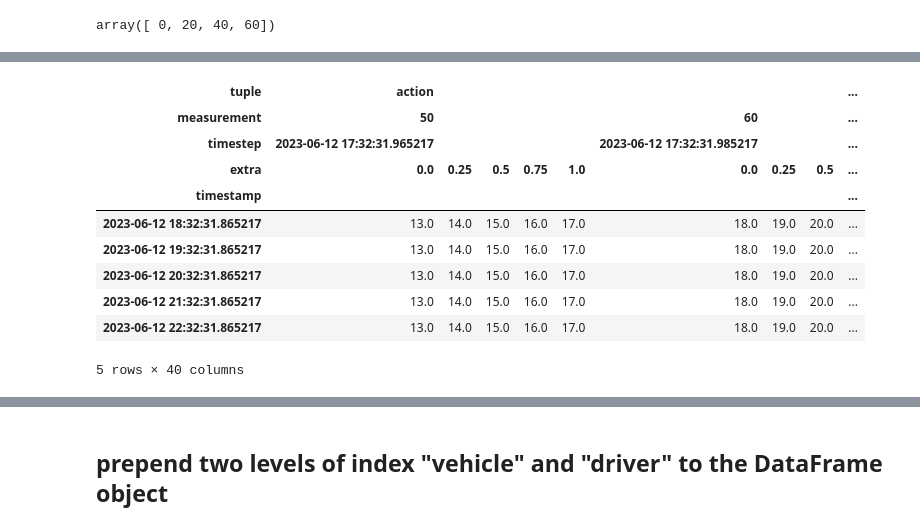
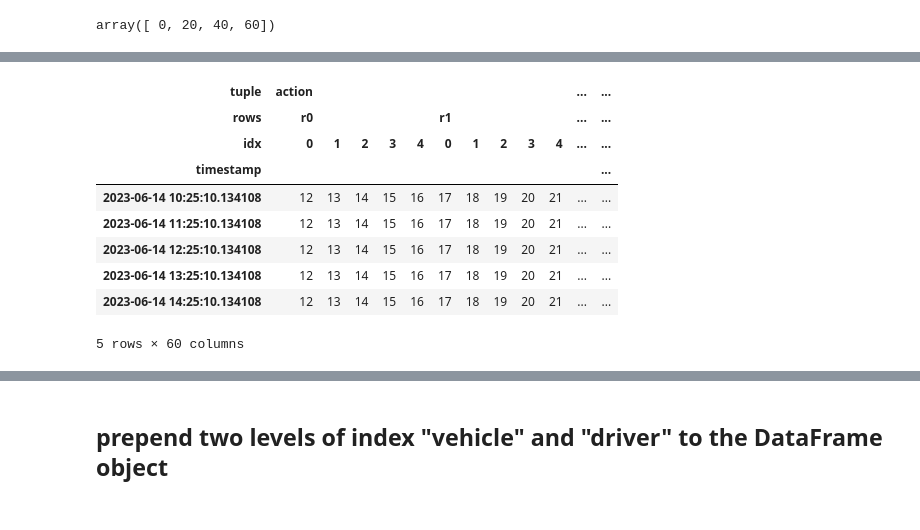
Before and after one commit to Binjian/eos, a Jupyter notebook: eos/utils/eos_timeseries_dataframe.ipynb, the cells around one changed output, grey strips where cells are left out. Drawn from its saved outputs; the diff is of its cells as text; code cells hidden in the pictures.

```diff
--- a/eos/utils/eos_timeseries_dataframe.ipynb
+++ b/eos/utils/eos_timeseries_dataframe.ipynb
@@ -304,5 +376,8 @@ Name: nstate, dtype: int64
 # %%
 timestamp = pd.Series([ts], name='timestamp')
+timestamp.index = pd.MultiIndex.from_product(
+    [timestamp.index, [0]], names=['rows', 'idx']
+)
 timestamp.index
 state.index
 action.index
@@ -356,17 +443,17 @@ MultiIndex([(   'brake', '2023-06-12 17:32:36.865217'),
 # %%
-timestamp_index = (timestamp.name, '', 0, '')
-timestamp_index
-state_index = [(state.name, *i, '') for i in state.index]
-state_index
-reward_index = (reward.name, '', ts_ind[0], '')
-reward_index
+timestamp_index = (timestamp.name, '', 0)
+# timestamp_index
+state_index = [(state.name, *i) for i in state.index]
+# state_index
+reward_index = [(reward.name, *i) for i in reward.index]
+# reward_index
 action_index = [(action.name, *i) for i in action.index]
-action_index
-nstate_index = [(nstate.name, *i, '') for i in nstate.index]
-nstate_index
+# action_index
+nstate_index = [(nstate.name, *i) for i in nstate.index]
+# nstate_index
 
 multiindex = pd.MultiIndex.from_tuples(
-    [timestamp_index, *state_index, reward_index, *action_index, *nstate_index]
+    [timestamp_index, *state_index, *action_index, *reward_index, *nstate_index]
 )
 multiindex
 # %% [output]
@@ -456,15 +496,15 @@ dtype('O')
 # %%
 
 observation0 = observation.copy()
-observation0.loc['timestamp', '', 0, ''] = ts + pd.Timedelta(1, 'h')
+observation0.loc['timestamp', '', 0] = ts + pd.Timedelta(1, 'h')
 observation1 = observation.copy()
-observation1.loc['timestamp', '', 0, ''] = ts + pd.Timedelta(2, 'h')
+observation1.loc['timestamp', '', 0] = ts + pd.Timedelta(2, 'h')
 observation2 = observation.copy()
-observation2.loc['timestamp', '', 0, ''] = ts + pd.Timedelta(3, 'h')
+observation2.loc['timestamp', '', 0] = ts + pd.Timedelta(3, 'h')
 observation3 = observation.copy()
-observation3.loc['timestamp', '', 0, ''] = ts + pd.Timedelta(4, 'h')
+observation3.loc['timestamp', '', 0] = ts + pd.Timedelta(4, 'h')
 observation4 = observation.copy()
-observation4.loc['timestamp', '', 0, ''] = ts + pd.Timedelta(5, 'h')
+observation4.loc['timestamp', '', 0] = ts + pd.Timedelta(5, 'h')
 observation_list = [
     observation0,
     observation1,
@@ -475,7 +515,7 @@ observation_list = [
 # %%
 
 dfs_epi = pd.concat(observation_list, axis=1).transpose()
-dfs_epi.columns.names = ['tuple', 'measurement', 'timestep', 'extra']
+dfs_epi.columns.names = ['tuple', 'rows', 'idx']
 dfs_epi.columns
-display('dfs_epi')
+dfs_epi
 # %% [output]
@@ -510,21 +548,20 @@ dfs_epi
 # %%
 dfs_episode1 = dfs_epi.copy().sort_index(axis=1)
-dfs_episode1.set_index(('timestamp', '', 0, ''), inplace=True)
+dfs_episode1.set_index(('timestamp', '', 0), inplace=True)
 dfs_episode1.index.name = 'timestamp'
 idx = pd.IndexSlice
 dfs_episode1
 # %% [output]
-| tuple | action |  |  |  |  |  |  |  | ... |
-| measurement | 50 |  |  |  |  | 60 |  |  | ... |
-| timestep | 2023-06-12 17:32:31.965217 |  |  |  |  | 2023-06-12 17:32:31.985217 |  |  | ... |
-| extra | 0.0 | 0.25 | 0.5 | 0.75 | 1.0 | 0.0 | 0.25 | 0.5 | ... |
-| timestamp |  |  |  |  |  |  |  |  | ... |
-| 2023-06-12 18:32:31.865217 | 13.0 | 14.0 | 15.0 | 16.0 | 17.0 | 18.0 | 19.0 | 20.0 | ... |
-| 2023-06-12 19:32:31.865217 | 13.0 | 14.0 | 15.0 | 16.0 | 17.0 | 18.0 | 19.0 | 20.0 | ... |
-| 2023-06-12 20:32:31.865217 | 13.0 | 14.0 | 15.0 | 16.0 | 17.0 | 18.0 | 19.0 | 20.0 | ... |
-| 2023-06-12 21:32:31.865217 | 13.0 | 14.0 | 15.0 | 16.0 | 17.0 | 18.0 | 19.0 | 20.0 | ... |
-| 2023-06-12 22:32:31.865217 | 13.0 | 14.0 | 15.0 | 16.0 | 17.0 | 18.0 | 19.0 | 20.0 | ... |
+| tuple | action |  |  |  |  |  |  |  |  |  | ... | ... |
+| rows | r0 |  |  |  |  | r1 |  |  |  |  | ... | ... |
+| idx | 0 | 1 | 2 | 3 | 4 | 0 | 1 | 2 | 3 | 4 | ... | ... |
+| timestamp |  |  |  |  |  |  |  |  |  |  |  | ... |
+| 2023-06-14 10:25:10.134108 | 12 | 13 | 14 | 15 | 16 | 17 | 18 | 19 | 20 | 21 | ... | ... |
+| 2023-06-14 11:25:10.134108 | 12 | 13 | 14 | 15 | 16 | 17 | 18 | 19 | 20 | 21 | ... | ... |
+| 2023-06-14 12:25:10.134108 | 12 | 13 | 14 | 15 | 16 | 17 | 18 | 19 | 20 | 21 | ... | ... |
+| 2023-06-14 13:25:10.134108 | 12 | 13 | 14 | 15 | 16 | 17 | 18 | 19 | 20 | 21 | ... | ... |
+| 2023-06-14 14:25:10.134108 | 12 | 13 | 14 | 15 | 16 | 17 | 18 | 19 | 20 | 21 | ... | ... |
-5 rows × 40 columns
+5 rows × 60 columns
 # %%
 dfs_episode1.loc[:, idx['action':'state', :, :, :]] = dfs_episode1.loc[
     :, idx['action':'state', :, :, :]
```
Also changed, not shown: parts of 74 cells of this notebook.
